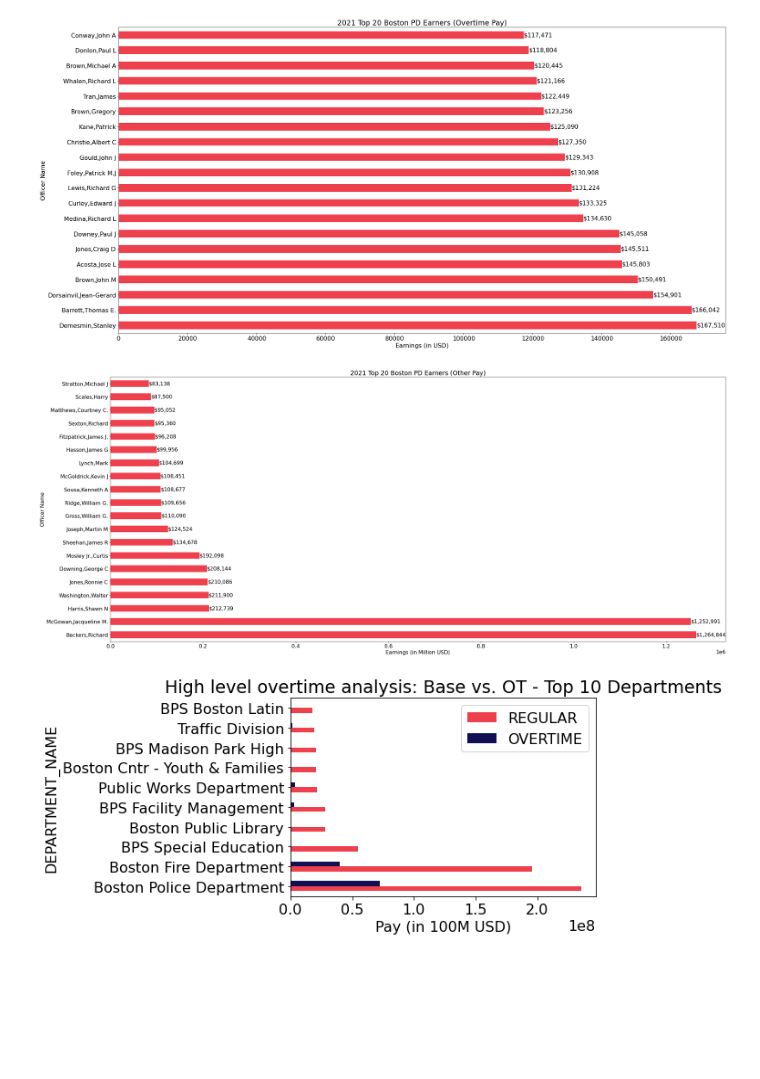
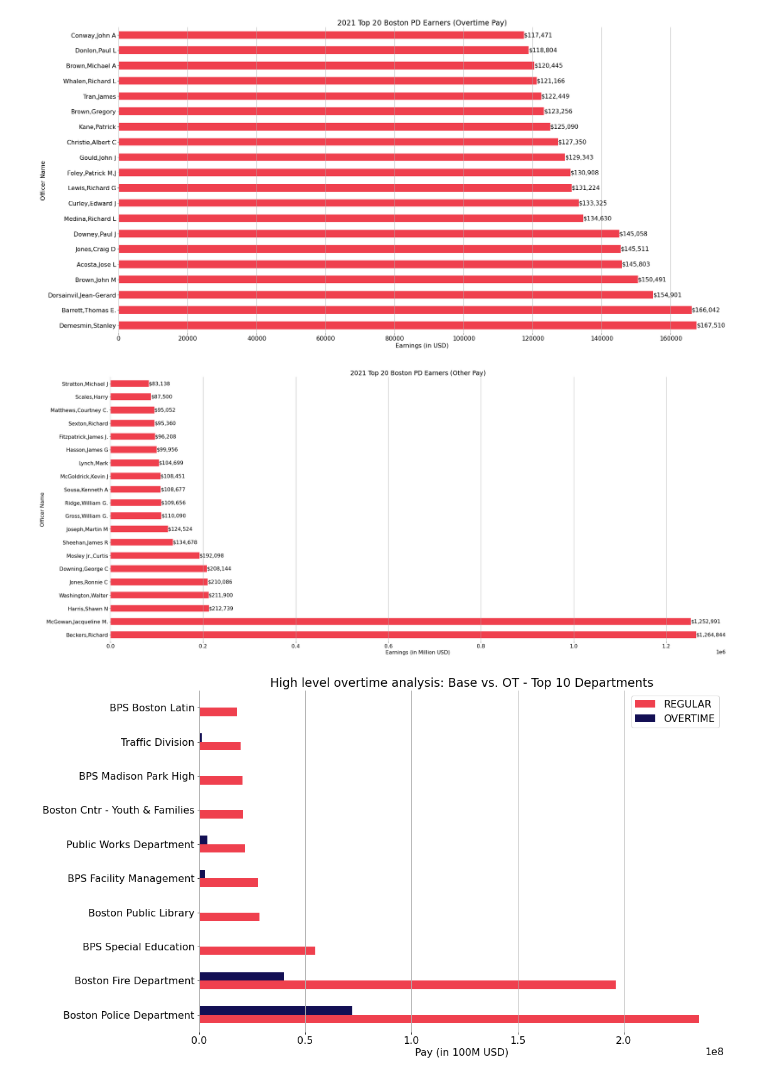
Before and after one commit to BU-Spark/ds-aclu-police-budget-analysis, a Jupyter notebook: fall22-team-1/Final_Q9-Q14.ipynb, the cells around one changed output. Drawn from its saved outputs; the diff is of its cells as text; code cells hidden in the pictures; blank space fills up the shorter version.

```diff
--- a/fall22-team-1/Final_Q9-Q14.ipynb
+++ b/fall22-team-1/Final_Q9-Q14.ipynb
@@ -187,12 +201,19 @@ plt.figure(figsize=(29, 15))
 ax = top_20_ot_21.set_index("NAME")["OVERTIME"].plot.barh(color=['#EF404E'])
 for container in ax.containers:
     ax.bar_label(container, labels=[f'${x:,.0f}' for x in container.datavalues])
+ax.get_yaxis().set_label_text("")
+ax.spines['top'].set_visible(False)
+ax.spines['right'].set_visible(False)
+ax.spines['bottom'].set_visible(False)
+ax.spines['left'].set_visible(False)
+plt.grid(False)
+plt.grid(axis = 'x', linewidth = 1)
 plt.title("2021 Top 20 Boston PD Earners (Overtime Pay)")
 plt.xlabel("Earnings (in USD)")
 plt.ylabel("Officer Name")
 plt.show()
 # %% [output]
-[figure, old version]
+[figure, new version]
 # %%
 plt.rcParams.update({'font.size': 16})
 
@@ -201,22 +222,37 @@ ax = top_20_others_21.set_index("NAME")["OTHER"].plot.barh(color=['#EF404E'])
 
 for container in ax.containers:
     ax.bar_label(container, labels=[f'${x:,.0f}' for x in container.datavalues])
+
+ax.get_yaxis().set_label_text("")
+ax.spines['top'].set_visible(False)
+ax.spines['right'].set_visible(False)
+ax.spines['bottom'].set_visible(False)
+ax.spines['left'].set_visible(False)
+plt.grid(False)
+plt.grid(axis = 'x', linewidth = 1)
 plt.title("2021 Top 20 Boston PD Earners (Other Pay)")
 plt.xlabel("Earnings (in Million USD)")
 plt.ylabel("Officer Name")
 plt.show()
 # %% [output]
-[figure, old version]
+[figure, new version]
 # %%
 # 13 High level overtime analysis (base salary vs. overtime vs. other departments)
 n = 10
-e_21_df.groupby("DEPARTMENT_NAME").sum().sort_values(
+ax = e_21_df.groupby("DEPARTMENT_NAME").sum().sort_values(
     by="REGULAR", ascending=False)[:n][["REGULAR", "OVERTIME"]].plot.barh(color=['#ef404e', '#130F54'])
+ax.get_yaxis().set_label_text("")
+ax.spines['top'].set_visible(False)
+ax.spines['right'].set_visible(False)
+ax.spines['bottom'].set_visible(False)
+ax.spines['left'].set_visible(False)
+plt.grid(False)
+plt.grid(axis = 'x', linewidth = 1)
 plt.title(f"High level overtime analysis: Base vs. OT - Top {n} Departments")
 plt.xlabel("Pay (in 100M USD)")
 plt.show()
 # %% [output]
-[figure, old version]
+[figure, new version]
 # %%
 # 14. # of employees vs. OT Spends
 
```
Also changed, not shown: parts of 6 cells of this notebook.
